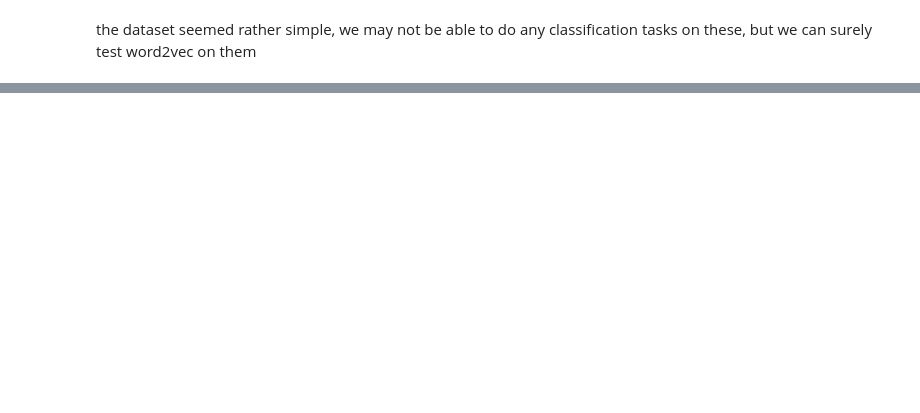
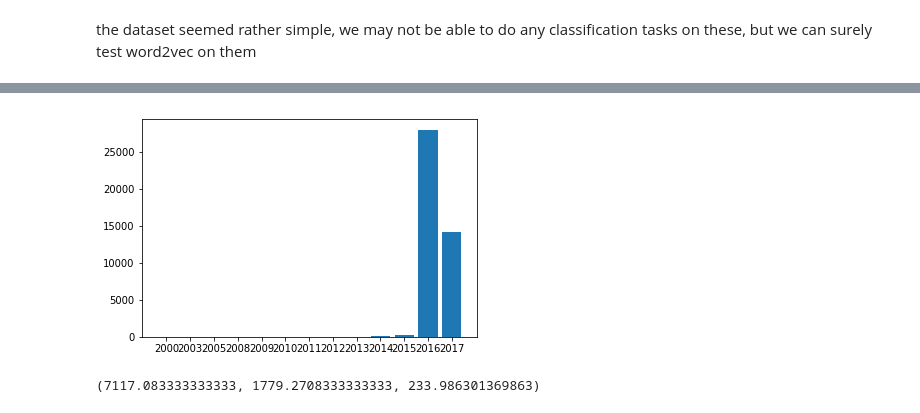
Before and after one commit to ruoyzhang/News_data_exploration, a Jupyter notebook: exploring_reaily_available_article_data_sets.ipynb, the cells around one changed output, grey strips where cells are left out. Cells and saved outputs as stored; diff of their text form; code cells hidden in the pictures; blank space fills up the shorter version.

```diff
--- a/exploring_reaily_available_article_data_sets.ipynb
+++ b/exploring_reaily_available_article_data_sets.ipynb
@@ -25,0 +156,4 @@ the dataset seemed rather simple, we may not be able to do any classification ta
+# %%
+inspect_yearly_distribution(data_3)
+# %% [output]
+[figure, added]
@@ -25,0 +165,4 @@ the dataset seemed rather simple, we may not be able to do any classification ta
+# %%
+total_len/12, total_len/12/4, total_len/365
+# %% [output]
+(7117.083333333333, 1779.2708333333333, 233.986301369863)
```
Also changed, not shown: parts of 20 cells of this notebook, 1 other file.
